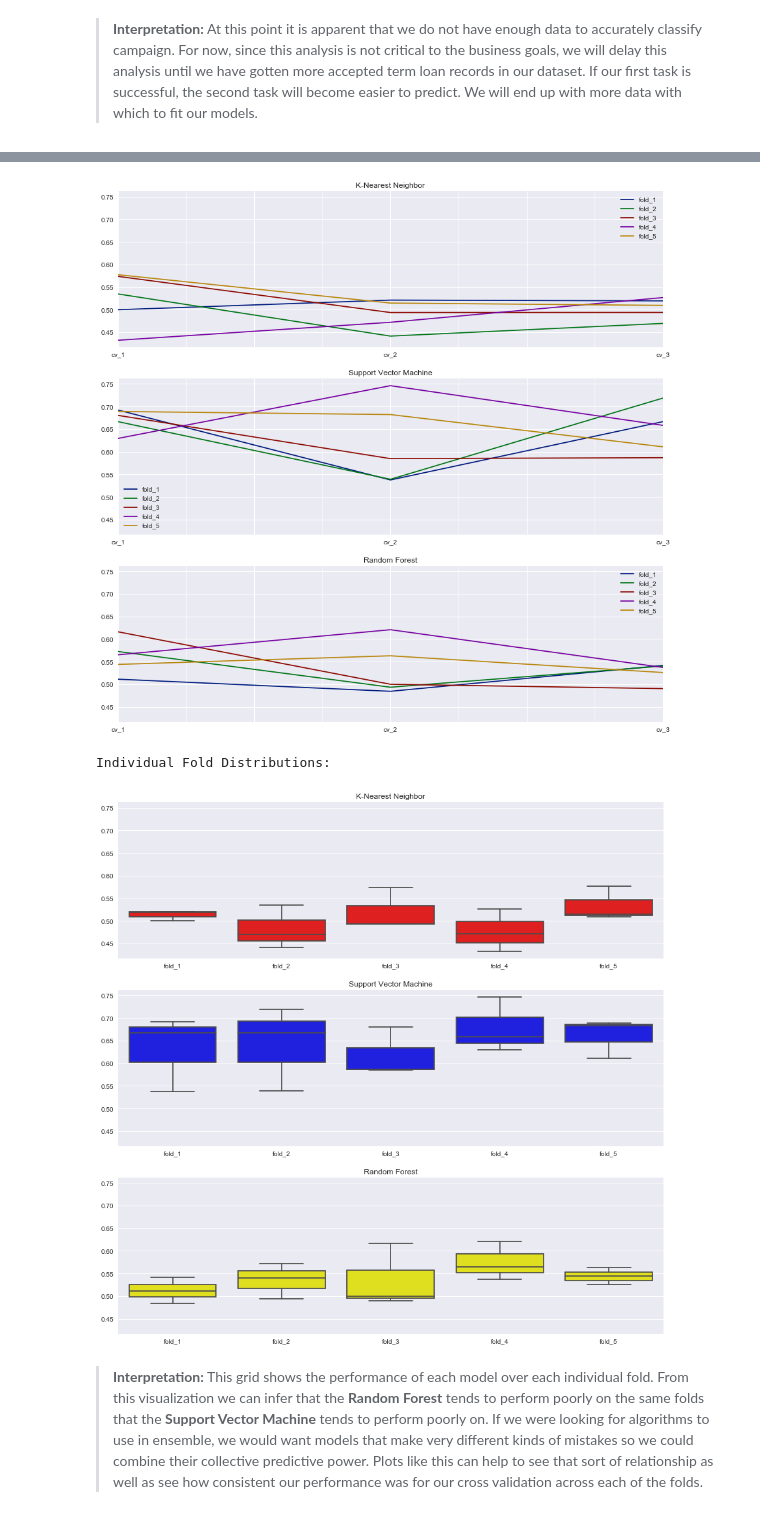
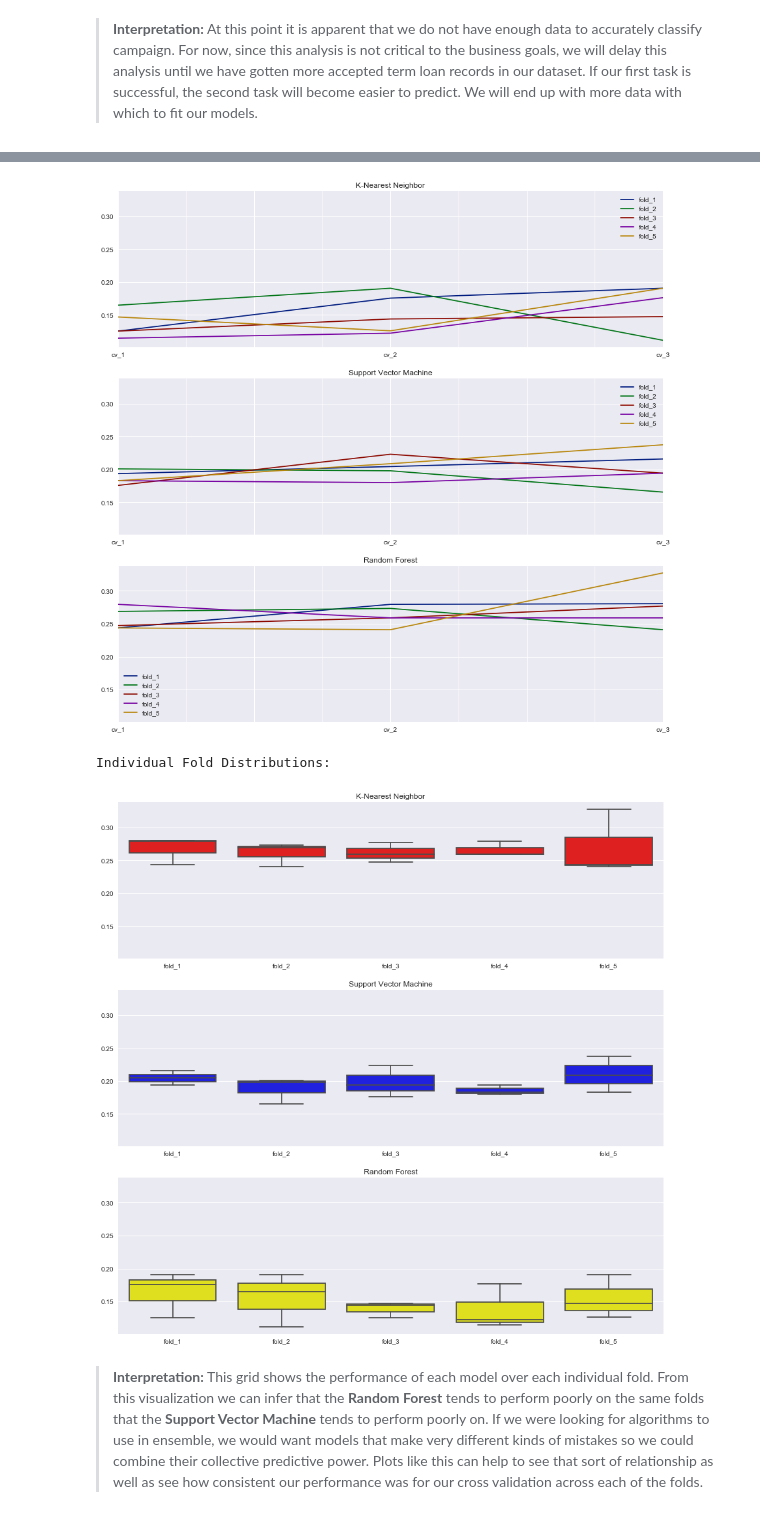
Before and after one commit to GriffinLane/DataMining-Lab2, a Jupyter notebook: Lab 2.ipynb, the cells around one changed output, grey strips where cells are left out. Saved outputs shown, nothing was run; the diff lists cells and outputs as text; code cells hidden in the pictures.

```diff
--- a/Lab 2.ipynb
+++ b/Lab 2.ipynb
@@ -390,7 +396,7 @@ rf = RandomForestClassifier(n_estimators=100, oob_score=True, random_state=42)
 
 #Create a dictionary of our models and a list of our desired criteria
 models = {"knn":knn,"svm":svm,"rf":rf}
-criteria = ["recall", "precision"]
+criteria = ["recall", "precision", "accuracy"]
 
 #Use our model evaluation function to create a dictionary for holding the scores
 scores = evaluate_stratified_models(folds, models, criteria, X_train, y_train)
@@ -490,41 +509,39 @@ def get_criteria(model, criteria):
                         index=["fold_"+str(x+1) for x in range(folds)])
     return temp.transpose()
 # %%
-knn_prec = get_criteria("knn", "precision")
-
-svm_prec = get_criteria("svm", "precision")
-
-rf_prec = get_criteria("rf", "precision")
+knn_recall = get_criteria("knn", "recall")
+svm_recall = get_criteria("svm", "recall")
+rf_recall = get_criteria("rf", "recall")
 # %%
 fig, axarr = plt.subplots(3,1, sharey=True, figsize=[15,15])
 
 axarr[0].title.set_text("K-Nearest Neighbor")
-knn_prec.plot(ax=axarr[0])
+knn_recall.plot(ax=axarr[0])
 
 axarr[1].title.set_text("Support Vector Machine")
-svm_prec.plot(ax=axarr[1])
+svm_recall.plot(ax=axarr[1])
 
 axarr[2].title.set_text("Random Forest")
-rf_prec.plot(ax=axarr[2])
+rf_recall.plot(ax=axarr[2])
 
 plt.show()
 # %% [output]
-[figure, old version]
+[figure, new version]
 # %%
 fig, axarr = plt.subplots(3,1, sharey=True, figsize=[15,15])
 
 axarr[0].title.set_text("K-Nearest Neighbor")
-sns.boxplot(rf_prec, color="yellow", ax=axarr[2])
+sns.boxplot(knn_recall, color="yellow", ax=axarr[2])
 axarr[1].title.set_text("Support Vector Machine")
-sns.boxplot(svm_prec, color="blue", ax=axarr[1])
+sns.boxplot(svm_recall, color="blue", ax=axarr[1])
 axarr[2].title.set_text("Random Forest")
-sns.boxplot(knn_prec, color="red", ax=axarr[0])
+sns.boxplot(rf_recall, color="red", ax=axarr[0])
 
 print("Individual Fold Distributions:")
 plt.show()
 # %% [output]
 Individual Fold Distributions:
-[figure, old version]
+[figure, new version]
 # %% [markdown]
 > <p><b>Interpretation:</b> This grid shows the performance of each model over each individual fold.  From this visualization we can infer that the <b>Random Forest</b> tends to perform poorly on the same folds that the <b>Support Vector Machine</b> tends to perform poorly on.  If we were looking for algorithms to use in ensemble, we would want models that make very different kinds of mistakes so we could combine their collective predictive power.  Plots like this can help to see that sort of relationship as well as see how consistent our performance was for our cross validation across each of the folds.</p>
 # %%
```
Also changed, not shown: parts of 29 cells of this notebook.
